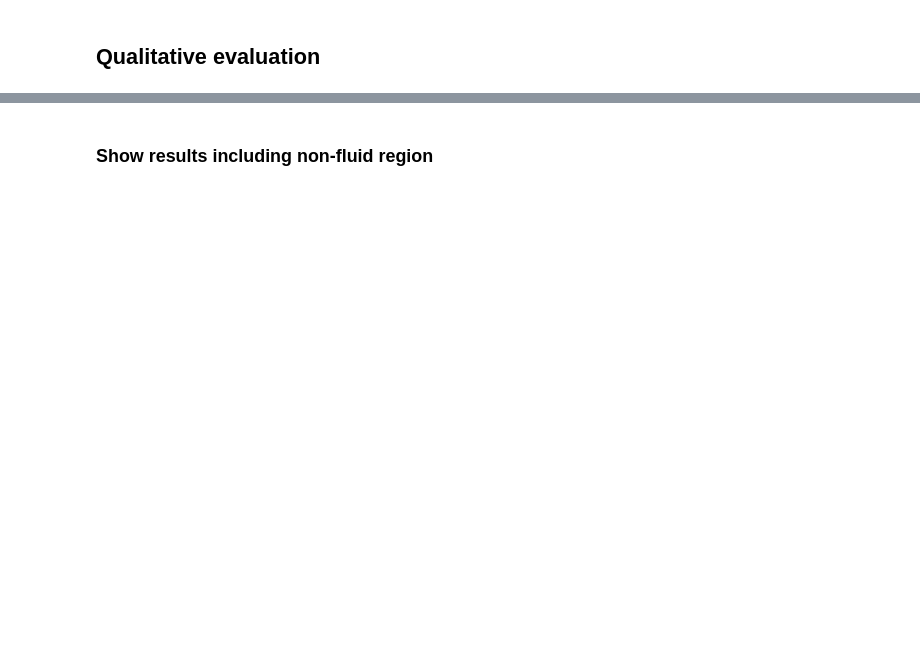
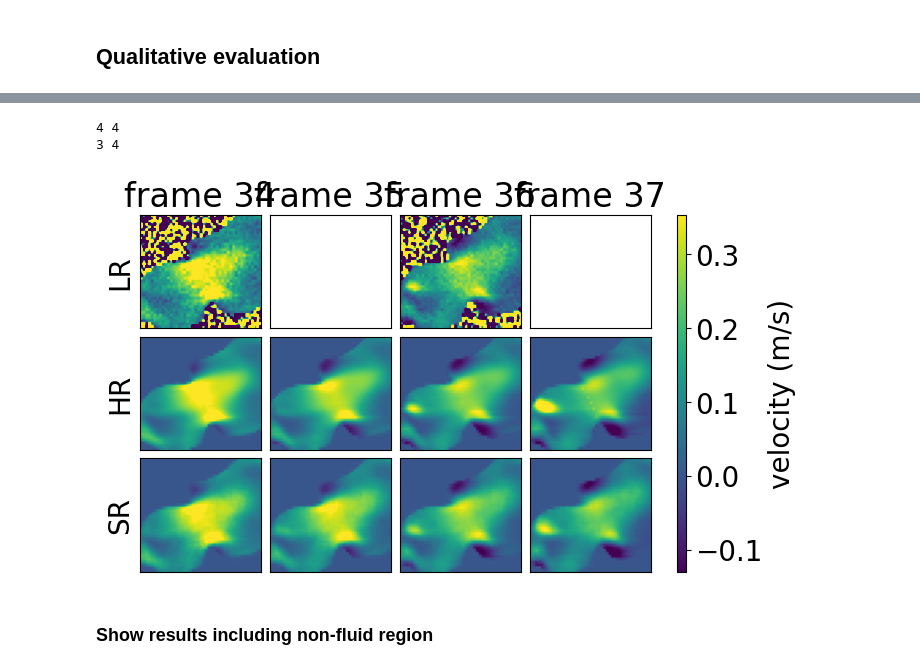
Before and after one commit to PiaaCaa/4DFlowNet, a Jupyter notebook: src/notebooks/evaluate_plots.ipynb, the cells around one changed output, grey strips where cells are left out. Drawn from its saved outputs; the diff is of its cells as text; code cells hidden in the pictures; blank space fills up the shorter version.

```diff
--- a/src/notebooks/evaluate_plots.ipynb
+++ b/src/notebooks/evaluate_plots.ipynb
@@ -816,3 +794,15 @@ show_timeframes_jupyter(gt['w'][idx_cube],lr['w'][idx_cube],  pred['w'][idx_cube
+# %%
+# maek font bigger
+font = {# 'weight' : 'bold',
+      'size'   : 20}
+matplotlib.rc('font', **font)
+idx_cube = np.index_exp[:, :, 5:45, 15:60]
+
+plot_slices_over_time1(gt['u'][idx_cube], lr['u'][idx_cube], gt['mask'][idx_cube] , None, [pred['u'][idx_cube], ], ['SR',], [34, 35, 36, 37], 0, 22,  min_v['u']+0.2, max_v['u']+0.1, exclude_rel_error = True, save_as = f"{eval_dir}/Frames_u_comparison.svg", figsize = (7, 4))
+# %% [output]
+4 4
+3 4
+[figure, added]
 # %% [markdown]
 ### Show results including non-fluid region
 # %%
```
Also changed, not shown: parts of 34 cells of this notebook.
